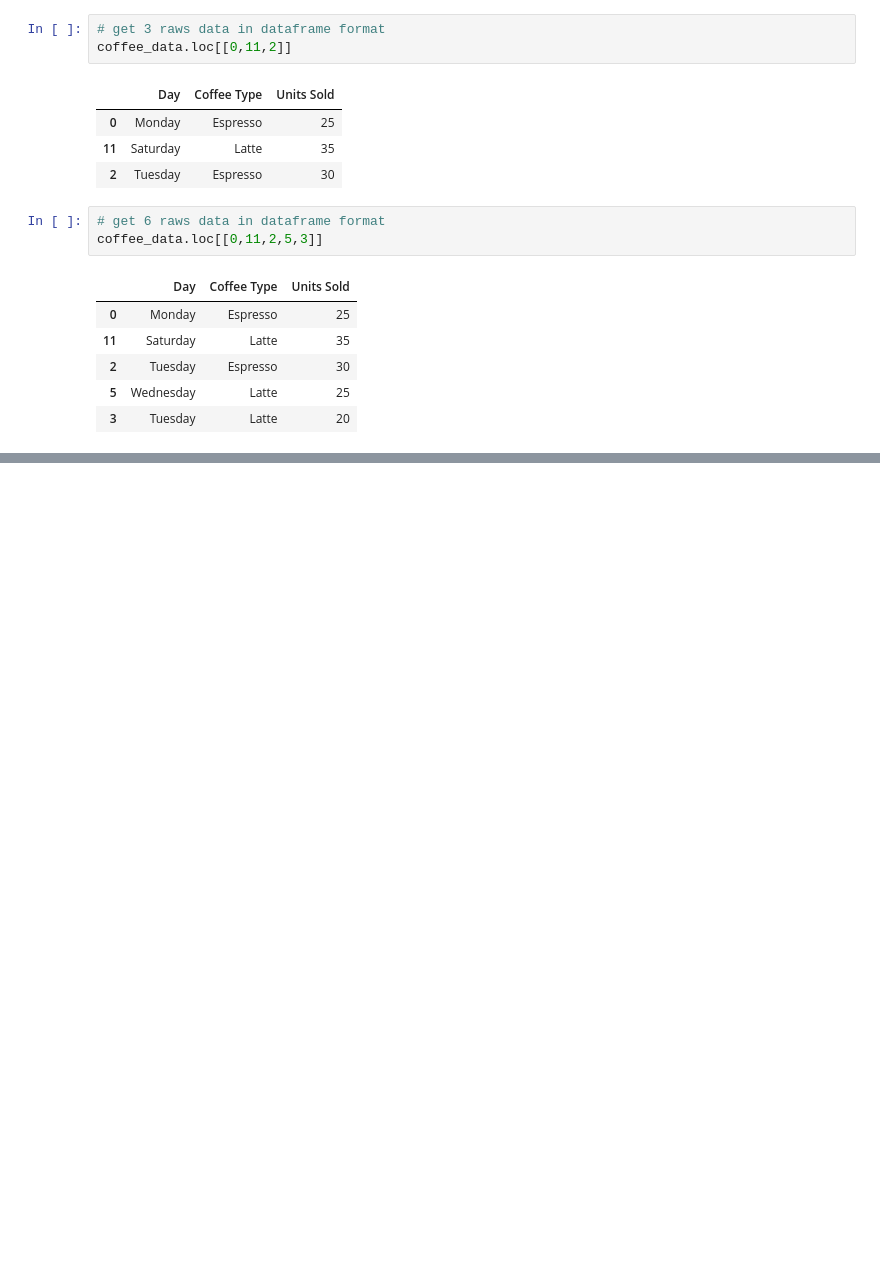
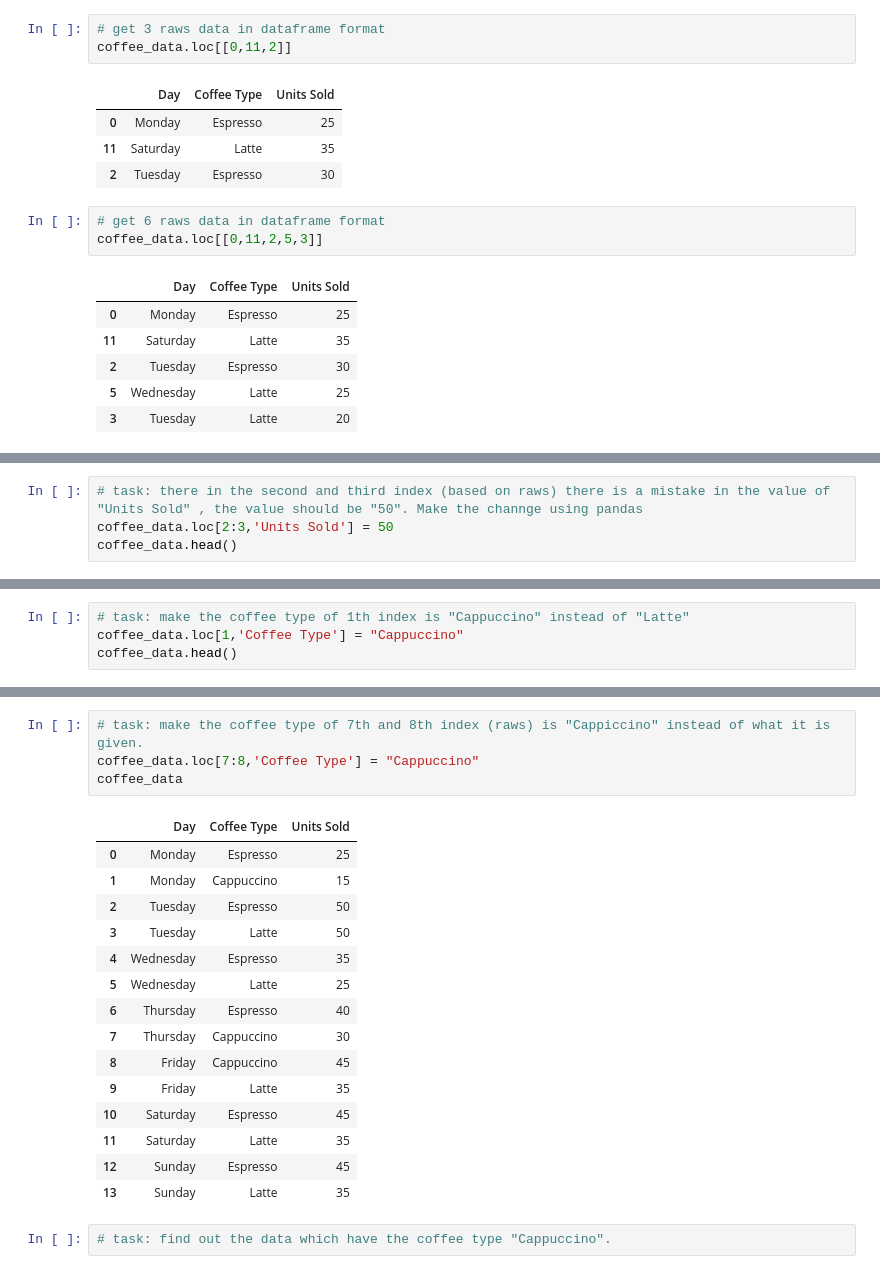
Before and after one commit to Ashraf-2/basic_python_notes, a Jupyter notebook: Python_Pandas/ultimate_pandas.ipynb, the cells around one changed output, grey strips where cells are left out. Cells and saved outputs as stored; diff of their text form; blank space fills up the shorter version.

Commit message:
added notebook ultimate pandas 2

```diff
--- a/Python_Pandas/ultimate_pandas.ipynb
+++ b/Python_Pandas/ultimate_pandas.ipynb
@@ -417,0 +649,4 @@ coffee_data.loc[[0,11,2,5,3]]
+# %%
+# task: there in the second and third index (based on raws) there is a mistake in the value of "Units Sold" , the value should be "50". Make the channge using pandas
+coffee_data.loc[2:3,'Units Sold'] = 50
+coffee_data.head()
@@ -417,0 +660,4 @@ coffee_data.loc[[0,11,2,5,3]]
+# %%
+# task: make the coffee type of 1th index is "Cappuccino" instead of "Latte"
+coffee_data.loc[1,'Coffee Type'] = "Cappuccino"
+coffee_data.head()
@@ -417,0 +671,22 @@ coffee_data.loc[[0,11,2,5,3]]
+# %%
+# task: make the coffee type of 7th and 8th index (raws) is "Cappiccino" instead of what it is given.
+coffee_data.loc[7:8,'Coffee Type'] = "Cappuccino"
+coffee_data
+# %% [output]
+|  | Day | Coffee Type | Units Sold |
+| 0 | Monday | Espresso | 25 |
+| 1 | Monday | Cappuccino | 15 |
+| 2 | Tuesday | Espresso | 50 |
+| 3 | Tuesday | Latte | 50 |
+| 4 | Wednesday | Espresso | 35 |
+| 5 | Wednesday | Latte | 25 |
+| 6 | Thursday | Espresso | 40 |
+| 7 | Thursday | Cappuccino | 30 |
+| 8 | Friday | Cappuccino | 45 |
+| 9 | Friday | Latte | 35 |
+| 10 | Saturday | Espresso | 45 |
+| 11 | Saturday | Latte | 35 |
+| 12 | Sunday | Espresso | 45 |
+| 13 | Sunday | Latte | 35 |
+# %%
+# task: find out the data which have the coffee type "Cappuccino".
```
Also changed, not shown: parts of 27 cells of this notebook, 3 other files.
